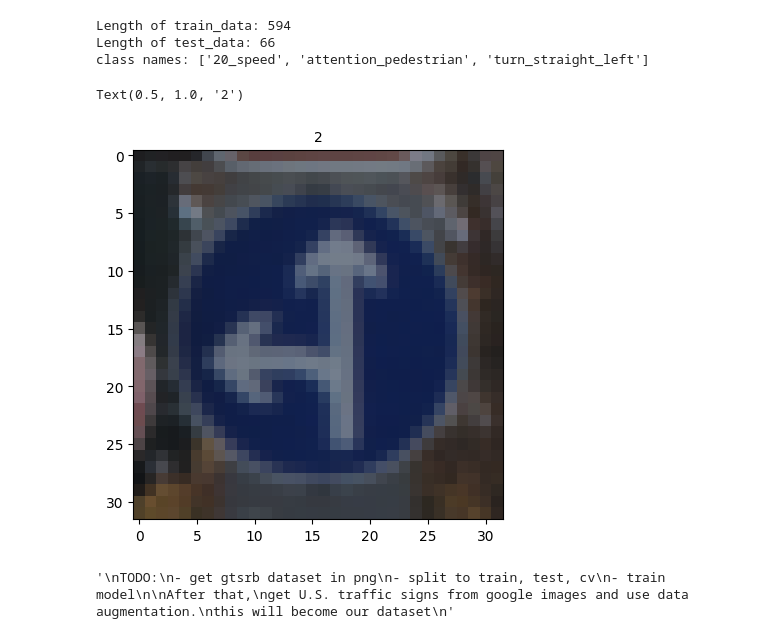
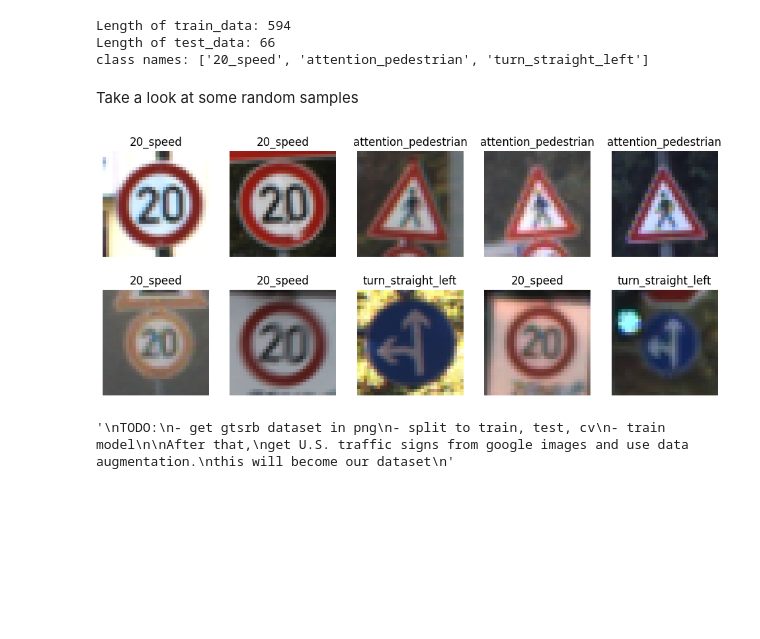
Before and after one commit to wesleychou7/traffic-detection, a Jupyter notebook: traffic-detection2.ipynb, the cells around one changed output. Saved outputs shown, nothing was run; the diff lists cells and outputs as text; code cells hidden in the pictures; blank space fills up the shorter version.

Commit message:
showed images with its correct class names

```diff
--- a/traffic-detection2.ipynb
+++ b/traffic-detection2.ipynb
@@ -80,20 +80,18 @@ test_data = datasets.ImageFolder(root=test_dir, transform=transform)
 
 print("Length of train_data:", len(train_data))
 print("Length of test_data:", len(test_data))
-class_names = [label_map[int(item)] for item in train_data.classes]
+class_names = train_data.classes
 print("class names:", class_names)
 # %% [output]
 Length of train_data: 594
 Length of test_data: 66
 class names: ['20_speed', 'attention_pedestrian', 'turn_straight_left']
-# %%
-# utils.show_random_images(train_data, 10)
-plt.imshow(train_data[454][0].permute(1,2,0))
-# plt.title(label_map[train_data[454][1]], fontsize=10)
-plt.title(train_data[454][1], fontsize=10)
-# %% [output]
-Text(0.5, 1.0, '2')
-[figure, removed]
+# %% [markdown]
+Take a look at some random samples
+# %%
+utils.show_random_images(train_data, class_names, 10)
+# %% [output]
+[figure, added]
 # %%
 """
 TODO:
```
Also changed, not shown: 1 other file.
